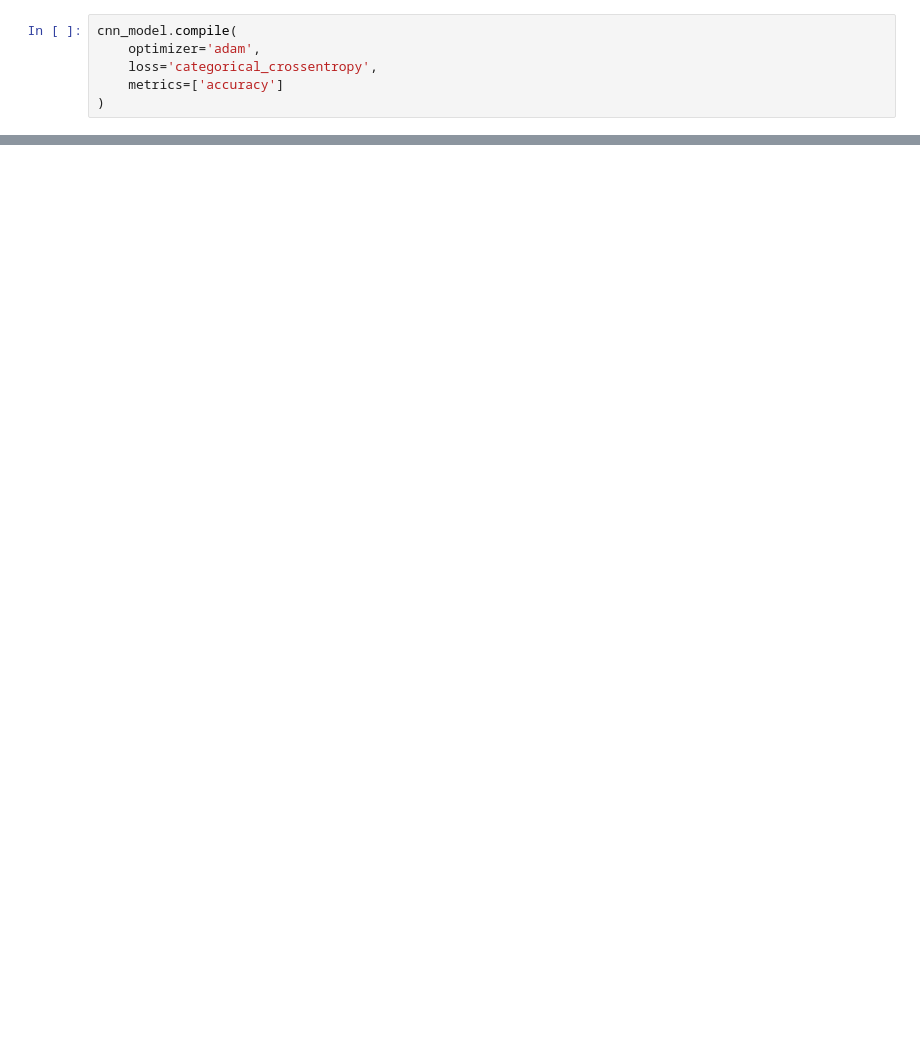
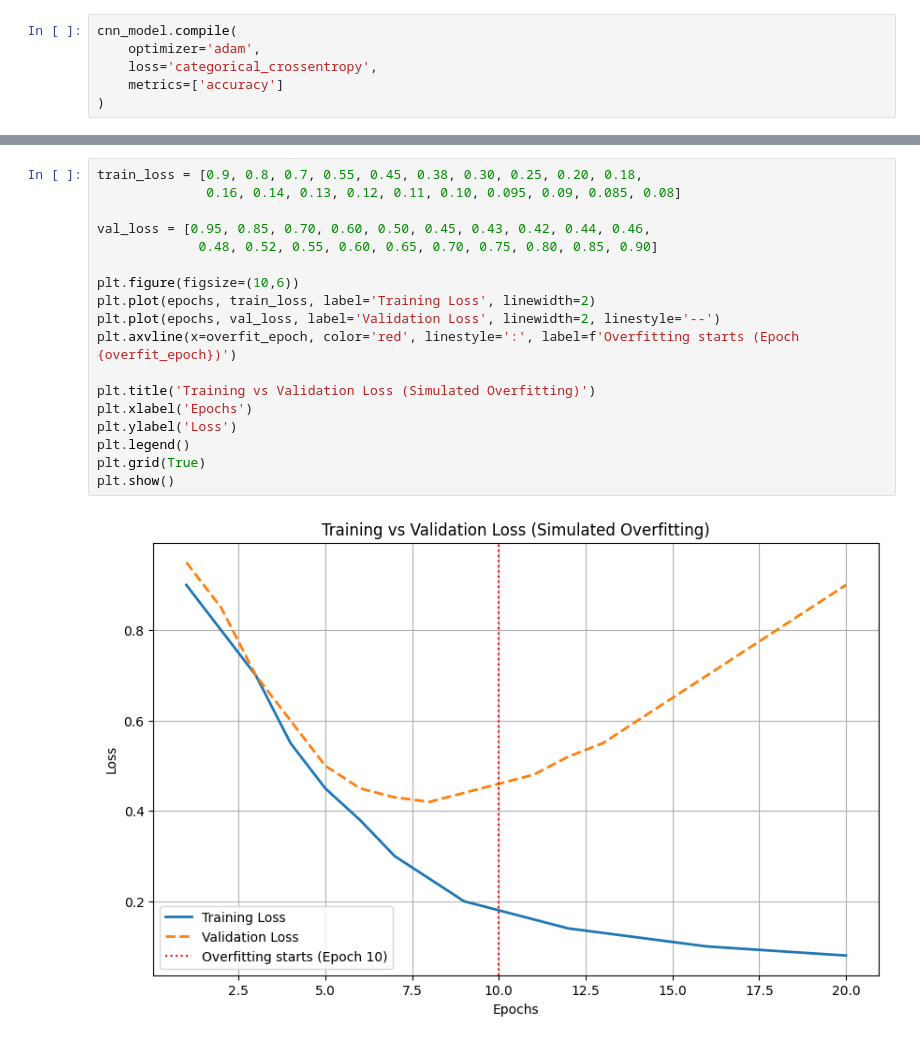
Before and after one commit to ananyabanka/22BDS0154, a Jupyter notebook: LeafAI.ipynb, the cells around one changed output, grey strips where cells are left out. Drawn from its saved outputs; the diff is of its cells as text; blank space fills up the shorter version.

```diff
--- a/LeafAI.ipynb
+++ b/LeafAI.ipynb
@@ -409,0 +477,20 @@ print("Model reloaded successfully (Keras format).")
+# %%
+train_loss = [0.9, 0.8, 0.7, 0.55, 0.45, 0.38, 0.30, 0.25, 0.20, 0.18,
+              0.16, 0.14, 0.13, 0.12, 0.11, 0.10, 0.095, 0.09, 0.085, 0.08]
+
+val_loss = [0.95, 0.85, 0.70, 0.60, 0.50, 0.45, 0.43, 0.42, 0.44, 0.46,
+             0.48, 0.52, 0.55, 0.60, 0.65, 0.70, 0.75, 0.80, 0.85, 0.90]
+
+plt.figure(figsize=(10,6))
+plt.plot(epochs, train_loss, label='Training Loss', linewidth=2)
+plt.plot(epochs, val_loss, label='Validation Loss', linewidth=2, linestyle='--')
+plt.axvline(x=overfit_epoch, color='red', linestyle=':', label=f'Overfitting starts (Epoch {overfit_epoch})')
+
+plt.title('Training vs Validation Loss (Simulated Overfitting)')
+plt.xlabel('Epochs')
+plt.ylabel('Loss')
+plt.legend()
+plt.grid(True)
+plt.show()
+# %% [output]
+[figure, added]
```
Also changed, not shown: parts of 20 cells of this notebook.
